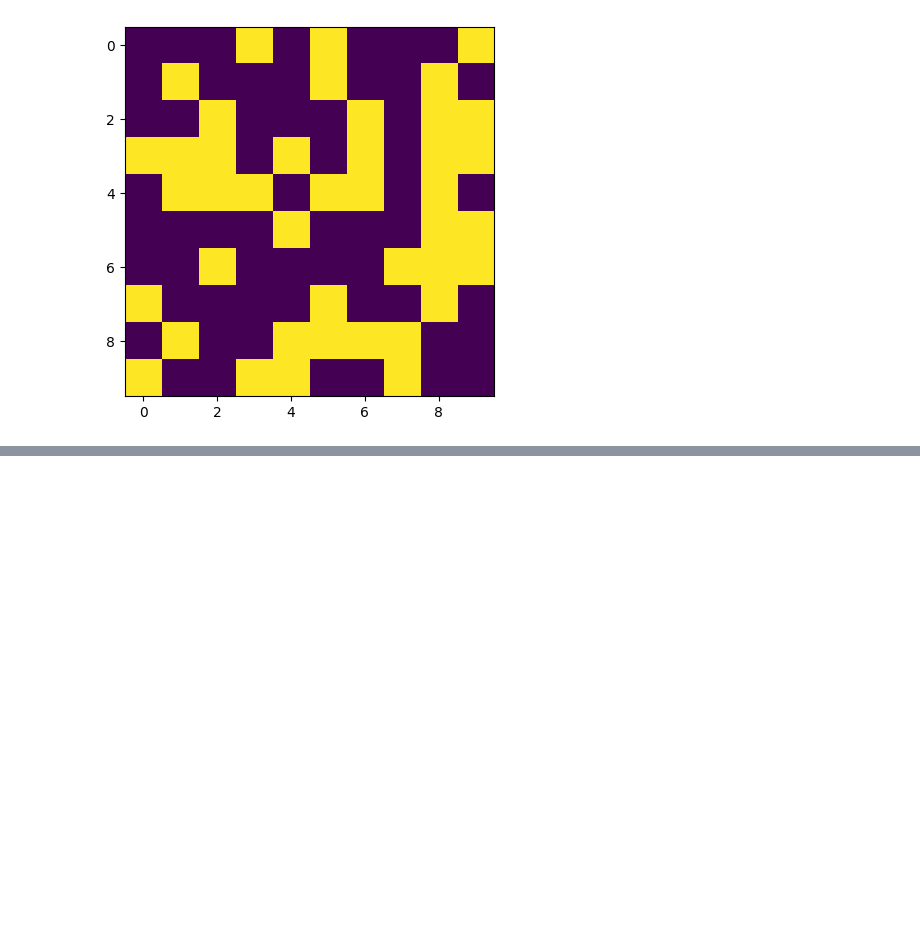
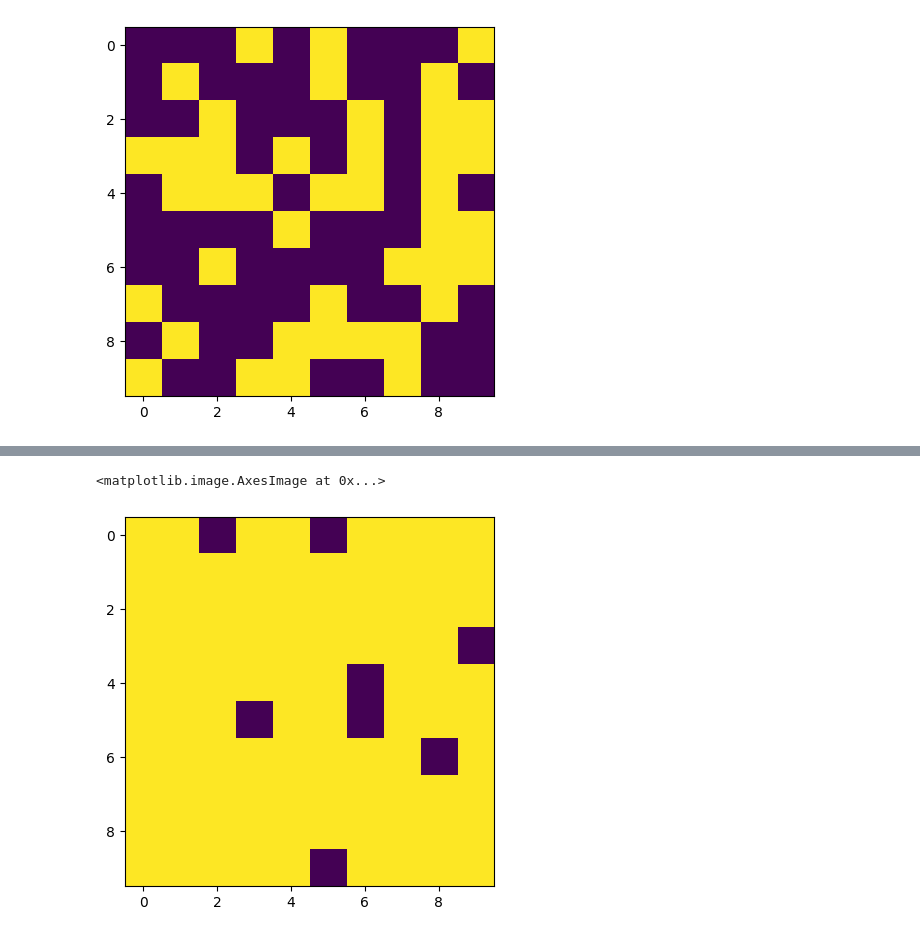
Before and after one commit to Aquietzero/ai-playground, a Jupyter notebook: reinforcement_learning/ising_model_with_marl.ipynb, the cells around one changed output, grey strips where cells are left out. Saved outputs shown, nothing was run; the diff lists cells and outputs as text; code cells hidden in the pictures; blank space fills up the shorter version.

```diff
--- a/reinforcement_learning/ising_model_with_marl.ipynb
+++ b/reinforcement_learning/ising_model_with_marl.ipynb
@@ -254,0 +261,5 @@ for i in range(epochs):
+# %%
+plt.imshow(grid)
+# %% [output]
+<matplotlib.image.AxesImage at 0x...>
+[figure, added]
```
Also changed, not shown: parts of 2 cells of this notebook, 2 other files.
